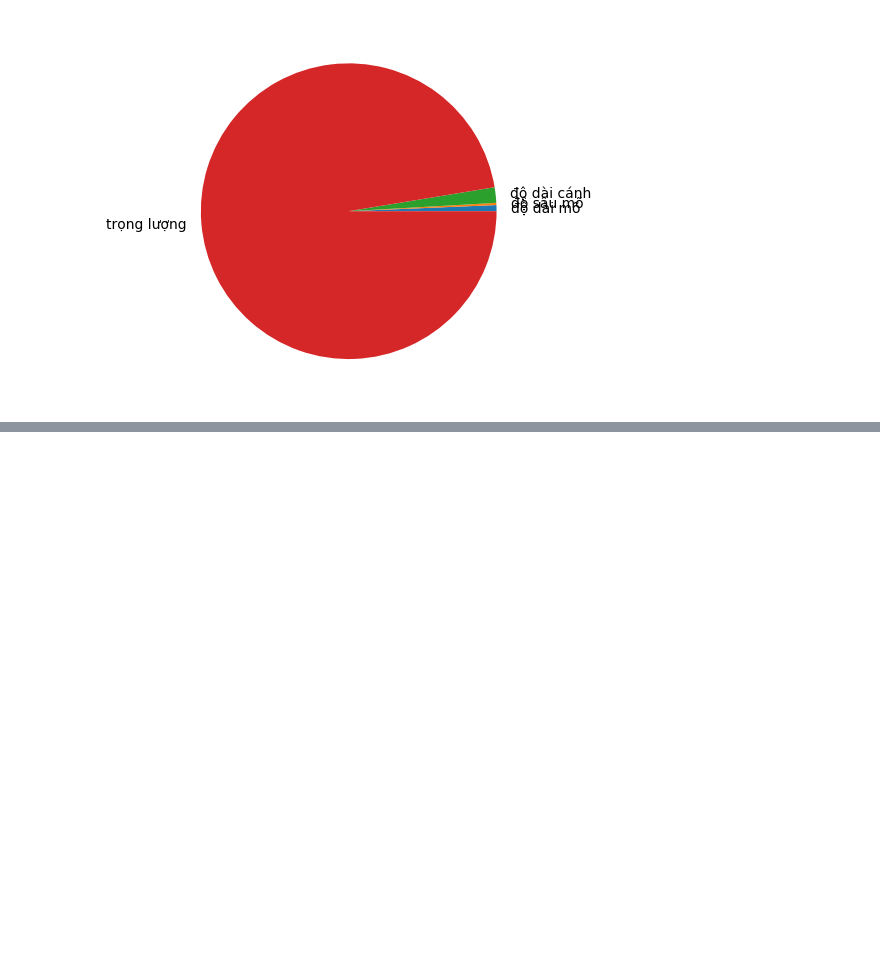
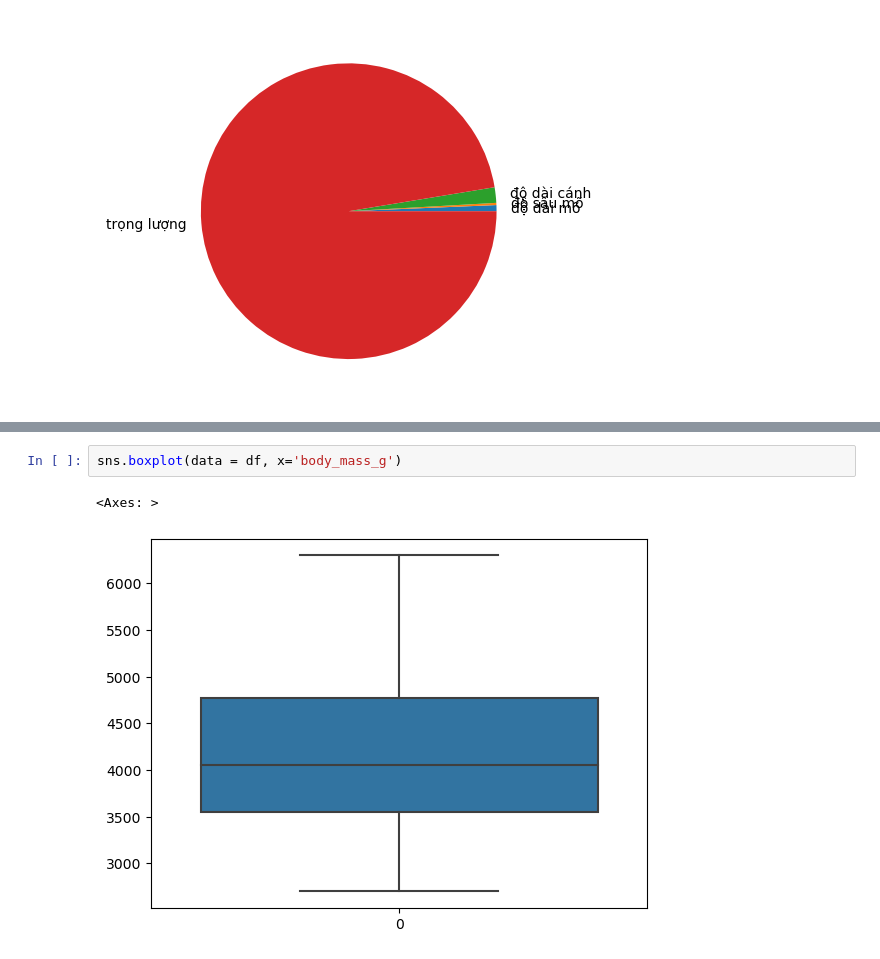
Before and after one commit to HueVuong12/Computer-Statistics, a Jupyter notebook: ON_GK/On_GK.ipynb, the cells around one changed output, grey strips where cells are left out. Drawn from its saved outputs; the diff is of its cells as text; blank space fills up the shorter version.

```diff
--- a/ON_GK/On_GK.ipynb
+++ b/ON_GK/On_GK.ipynb
@@ -145,0 +163,5 @@ plt.show()
+# %%
+sns.boxplot(data = df, x='body_mass_g')
+# %% [output]
+<Axes: >
+[figure, added]
```
Also changed, not shown: parts of 4 cells of this notebook, 3 other files.
